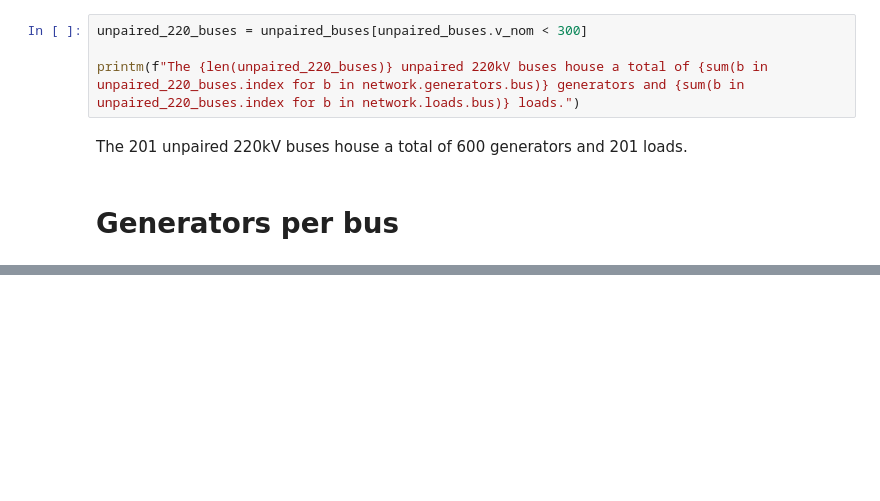
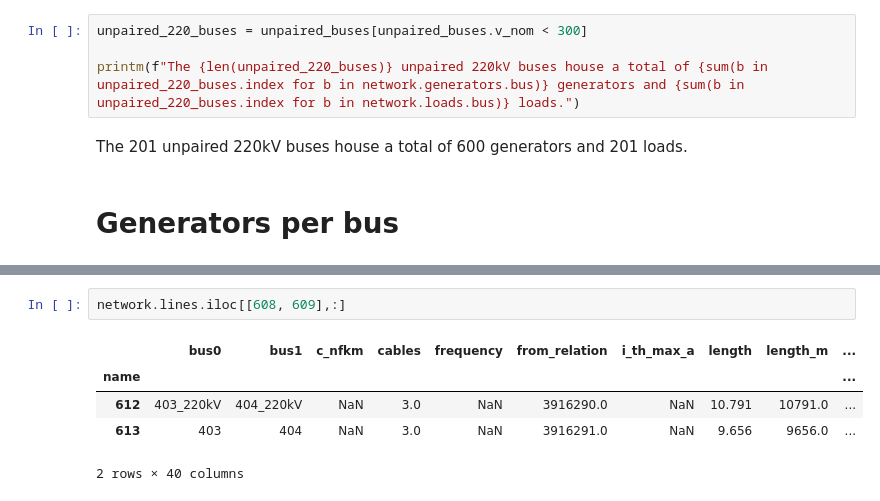
Before and after one commit to fonsp/grid-analysis, a Jupyter notebook: notebooks/explorative/Dataset properties.ipynb, the cells around one changed output, grey strips where cells are left out. Cells and saved outputs as stored; diff of their text form; blank space fills up the shorter version.

```diff
--- a/notebooks/explorative/Dataset properties.ipynb
+++ b/notebooks/explorative/Dataset properties.ipynb
@@ -199,0 +293,8 @@ There are 96 buses that do not house a renewable generator, of which 0 house a n
+# %%
+network.lines.iloc[[608, 609],:]
+# %% [output]
+|  | bus0 | bus1 | c_nfkm | cables | frequency | from_relation | i_th_max_a | length | length_m | ... |
+| name |  |  |  |  |  |  |  |  |  | ... |
+| 612 | 403_220kV | 404_220kV | NaN | 3.0 | NaN | 3916290.0 | NaN | 10.791 | 10791.0 | ... |
+| 613 | 403 | 404 | NaN | 3.0 | NaN | 3916291.0 | NaN | 9.656 | 9656.0 | ... |
+2 rows × 40 columns
```
Also changed, not shown: parts of 13 cells of this notebook.
